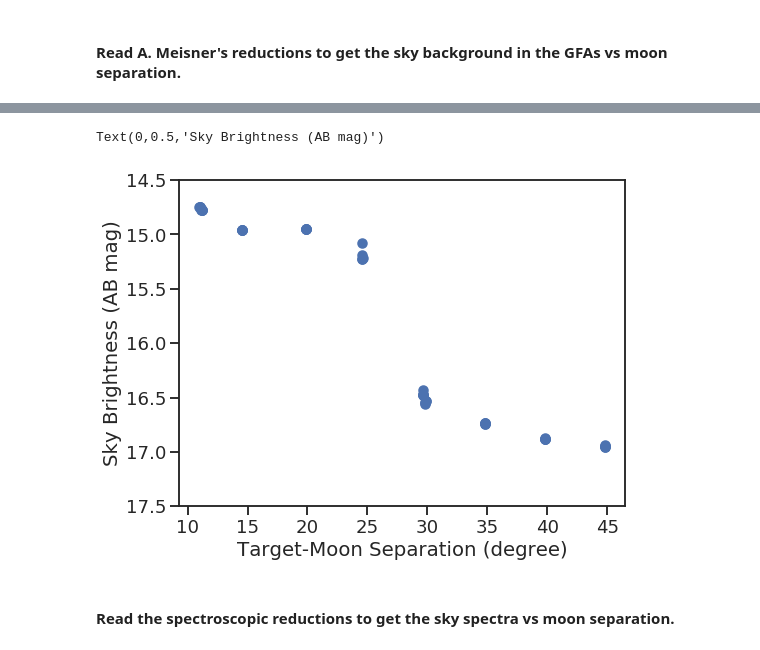
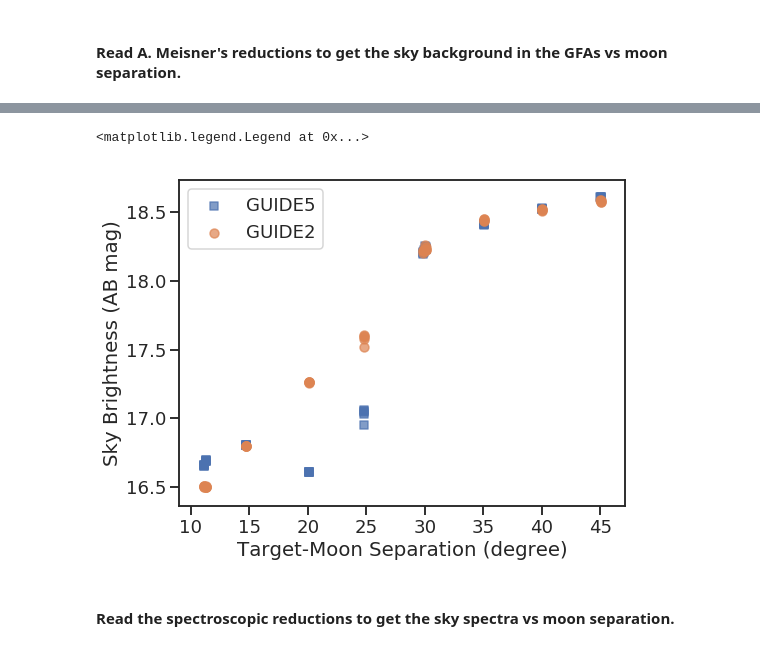
Before and after one commit to desihub/desicmx, a Jupyter notebook: analysis/specsky/sky-with-moon.ipynb, the cells around one changed output, grey strips where cells are left out. Saved outputs shown, nothing was run; the diff lists cells and outputs as text; code cells hidden in the pictures.

```diff
--- a/analysis/specsky/sky-with-moon.ipynb
+++ b/analysis/specsky/sky-with-moon.ipynb
@@ -88,4 +113,29 @@ def gfa_sky(night):
+# %%
+def gfa_sky_updated():
+    cat = Table(fitsio.read(os.getenv('DESI_ROOT')+'/users/ameisner/GFA/files/skymags-prelim.fits',
+                            lower=True))
+    cat = cat[(cat['expid'] >= expid_start) * (cat['expid'] <= expid_end)]
+
+    ra, dec, moonra, moondec = cat['skyra'], cat['skydec'], cat['ra_moon_deg'], cat['dec_moon_deg']
+    csky = SkyCoord(ra=ra*u.degree, dec=dec*u.degree, frame='icrs')
+    cmoon = SkyCoord(ra=moonra*u.degree, dec=moondec*u.degree, frame='icrs')
+    moonsep = np.array(csky.separation(cmoon).value) # [degree]
+
+    out = Table()
+    out['camera'] = cat['extname']
+    out['ra'] = cat['skyra']
+    out['dec'] = cat['skydec']
+    out['sky_mag_ab'] = cat['skymag_median_top_camera'].astype('f4')
+    #out['sky_mag_ab_err'] = [np.std(data['sky_mag_ab']) / np.sqrt(len(data))]
+    out['moonsep'] = moonsep.astype('f4')
+
+    out = out[np.argsort(out['moonsep'])[::-1]]
+
+    return out
 # %%
-gfa = gfa_sky(night)
+if False:
+    gfa = gfa_sky(night)
+else:
+    gfa = gfa_sky_updated()
 gfa
 # %% [output]
@@ -130,13 +161,17 @@ gfa[12:25]
 # %%
 fig, ax = plt.subplots(figsize=(8, 6))
-ax.scatter(gfa['moonsep'], gfa['sky_mag_ab'])
-#ax.invert_yaxis()
-ax.set_ylim(17.5, 14.5)
-ax.set_xlabel('Target-Moon Separation (degree)')
-ax.set_ylabel('Sky Brightness (AB mag)')
+for cam, mark in zip(set(gfa['camera']), ('s', 'o')):
+    ww = gfa['camera'] == cam
+    ax.scatter(gfa['moonsep'][ww], gfa['sky_mag_ab'][ww],
+               label=cam, marker=mark, s=80, alpha=0.7)
+    #ax.invert_yaxis()
+    #ax.set_ylim(17.5, 14.5)
+    ax.set_xlabel('Target-Moon Separation (degree)')
+    ax.set_ylabel('Sky Brightness (AB mag)')
+ax.legend()
 # %% [output]
-Text(0,0.5,'Sky Brightness (AB mag)')
+<matplotlib.legend.Legend at 0x...>
-[figure, old version]
+[figure, new version]
 # %% [markdown]
 #### Read the spectroscopic reductions to get the sky spectra vs moon separation.
 # %%
```
Also changed, not shown: parts of 18 cells of this notebook.
